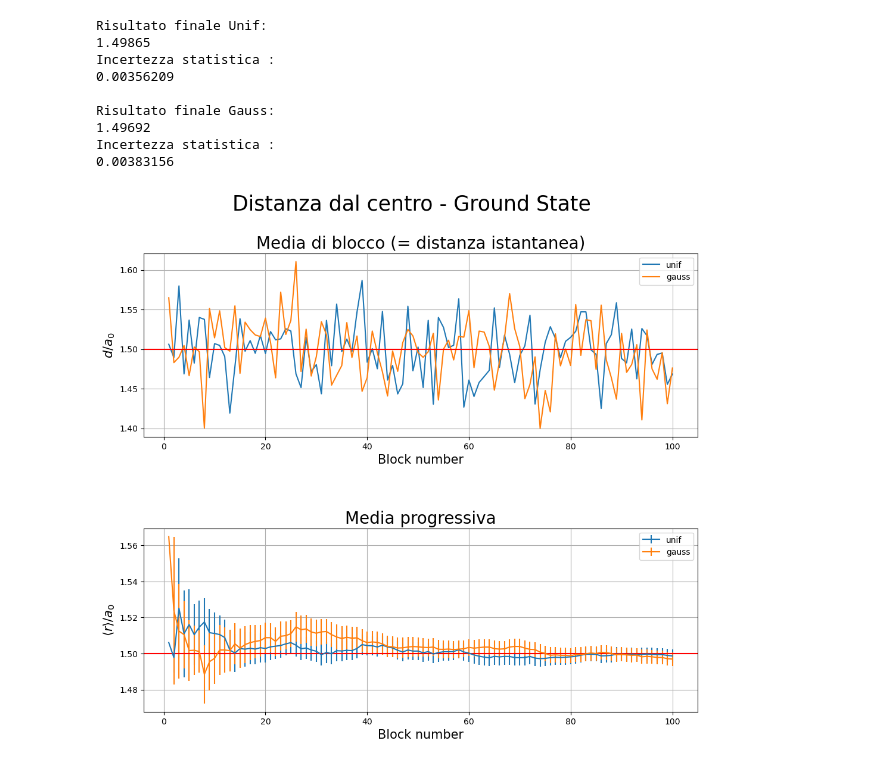
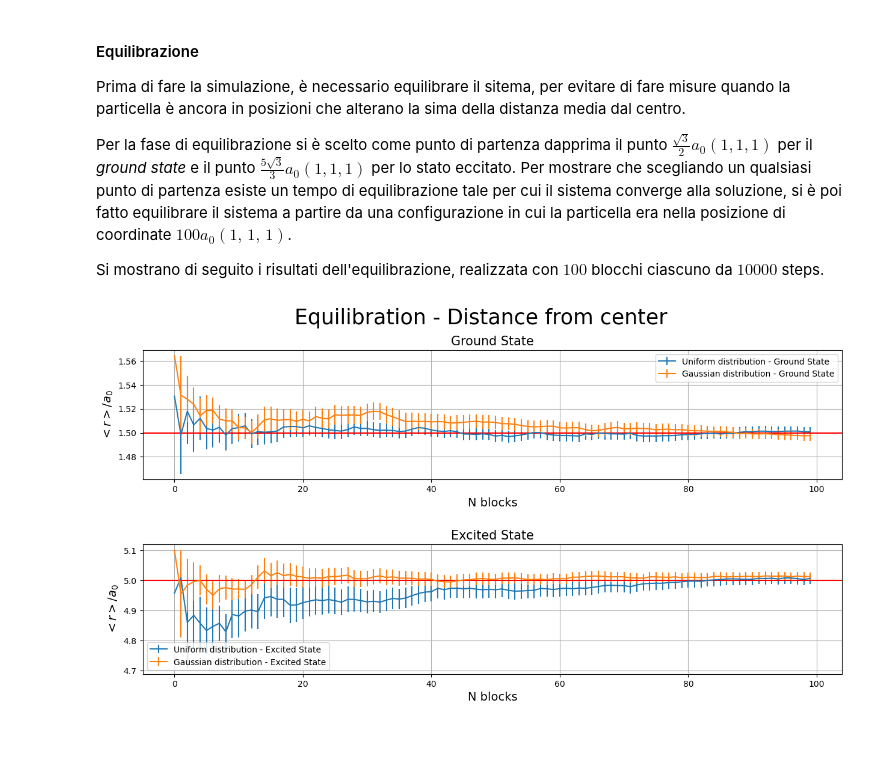
Before and after one commit to matteopicciolini/Numeric-Simulation-Laboratory, a Jupyter notebook: JupyterNotebooks/Exercises_05.ipynb, the cells around one changed output. Cells and saved outputs as stored; diff of their text form; code cells hidden in the pictures; blank space fills up the shorter version.

```diff
--- a/JupyterNotebooks/Exercises_05.ipynb
+++ b/JupyterNotebooks/Exercises_05.ipynb
@@ -1,65 +93,49 @@
+# %% [markdown]
+#### Equilibrazione
+Prima di fare la simulazione, è necessario equilibrare il sitema, per evitare di fare misure quando la particella è ancora in posizioni che alterano la sima della distanza media dal centro.
+
+Per la fase di equilibrazione si è scelto come punto di partenza dapprima il punto $\frac{\sqrt3}{2} a_0(1, 1, 1)$ per il *ground state* e il punto $\frac{5\sqrt3}{3} a_0(1, 1, 1)$ per lo stato eccitato. Per mostrare che scegliando un qualsiasi punto di partenza esiste un tempo di equilibrazione tale per cui il sistema converge alla soluzione, si è poi fatto equilibrare il sistema a partire da una configurazione in cui la particella era nella posizione di coordinate $100 a_0 (1, \, 1 ,\, 1)$.
+
+Si mostrano di seguito i risultati dell'equilibrazione, realizzata con $100$ blocchi ciascuno da $10000$ steps.
 # %%
-import matplotlib
-import matplotlib.pyplot as plt
-import numpy as np
+plt.figure(figsize =(15,7))
 
-N = 100
-x = np.arange(N)+1      # uso l'ordinamento da 1 a N
+plt.subplot(2, 1, 1)
+plt.suptitle("Equilibration - Distance from center", fontsize = 25)
 
-plt.figure(figsize = (12,10))
-plt.suptitle("Distanza dal centro - Ground State", fontsize = 25)
+x_label, progressive_sum, progressive_error = np.loadtxt("../Data/05.1_Unif_0.87_0.87_0.87_Dist_Ground_State.dat",
+                                                          unpack = True, usecols = (0, 2, 3))
+plt.errorbar(x_label, progressive_sum, yerr = progressive_error, label = "Uniform distribution - Ground State")
 
-#---------------------------
+x_label, progressive_sum, progressive_error = np.loadtxt("../Data/05.1_Gauss_0.87_0.87_0.87_Dist_Ground_State.dat",
+                                                          unpack = True, usecols = (0, 2, 3))
+plt.errorbar(x_label, progressive_sum, yerr = progressive_error, label = "Gaussian distribution - Ground State")
 
-plt.subplot(2,1,1)
-
-pos, ave, err = np.loadtxt("../Data/05.1_Unif_0.87_0.87_0.87_Dist_Ground_State.dat", usecols=(0, 1, 2), delimiter=' ', unpack = 'true')
-plt.plot(x, pos, label = "unif")
-pos, ave, err = np.loadtxt("../Data/05.1_Gauss_0.87_0.87_0.87_Dist_Ground_State.dat", usecols = (0, 1, 2), delimiter=' ', unpack = 'true')
-plt.plot(x, pos, label = "gauss")
-plt.ylabel('$d/a_0$', fontsize = 15)
-plt.xlabel('Block number', fontsize = 15)
+plt.ylabel('$<r>/a_0$', fontsize = 14)
+plt.xlabel('N blocks', fontsize = 14)
 plt.grid(True)
 plt.axhline(y=3/2, color = 'r', linestyle = '-')
-plt.title('Media di blocco (= distanza istantanea)',  fontsize = 20)
+plt.title('Ground State',  fontsize = 15)
 plt.legend()
 
-#---------------------------
+plt.subplot(2, 1, 2)
+x_label, progressive_sum, progressive_error = np.loadtxt("../Data/05.1_Unif_0.87_0.87_0.87_Dist_Excited_State.dat",
+                                                          unpack = True, usecols = (0, 2, 3))
+plt.errorbar(x_label, progressive_sum, yerr = progressive_error, label = "Uniform distribution - Excited State")
 
-plt.subplot(2,1,2)
+x_label, progressive_sum, progressive_error = np.loadtxt("../Data/05.1_Gauss_0.87_0.87_0.87_Dist_Excited_State.dat",
+                                                          unpack = True, usecols = (0, 2, 3))
+plt.errorbar(x_label, progressive_sum, yerr = progressive_error, label = "Gaussian distribution - Excited State")
 
-pos, ave, err = np.loadtxt("../Data/05.1_Unif_0.87_0.87_0.87_Dist_Ground_State.dat", usecols = (0, 1, 2), unpack='true')
-plt.errorbar(x, ave, yerr = err, label = "unif")
-print('Risultato finale Unif: ')
-print(ave[-1])
-print('Incertezza statistica : ')
-print(err[-1])
-
-pos, ave, err = np.loadtxt("../Data/05.1_Gauss_0.87_0.87_0.87_Dist_Ground_State.dat", usecols = (0, 1, 2), unpack='true')
-plt.errorbar(x, ave, yerr = err, label = "gauss")
-print('\nRisultato finale Gauss: ')
-print(ave[-1])
-print('Incertezza statistica : ')
-print(err[-1])
-
-plt.ylabel(r'$\langle r\rangle /a_0$', fontsize = 15)
-plt.xlabel('Block number', fontsize = 15)
+plt.ylabel('$<r>/a_0$', fontsize = 14)
+plt.xlabel('N blocks', fontsize = 14)
 plt.grid(True)
-plt.axhline(y=3/2, color = 'r', linestyle = '-')
-plt.title('Media progressiva',  fontsize = 20)
+plt.axhline(y=5, color = 'r', linestyle = '-')
+plt.title('Excited State',  fontsize = 15)
 plt.legend()
 
 plt.subplots_adjust(hspace=0.5)
 
 plt.show()
 # %% [output]
-Risultato finale Unif:
-1.49865
-Incertezza statistica :
-0.00356209
-
-Risultato finale Gauss:
-1.49692
-Incertezza statistica :
-0.00383156
-[figure, old version]
+[figure, new version]
```
Also changed, not shown: parts of 17 cells of this notebook, 37 other files.
